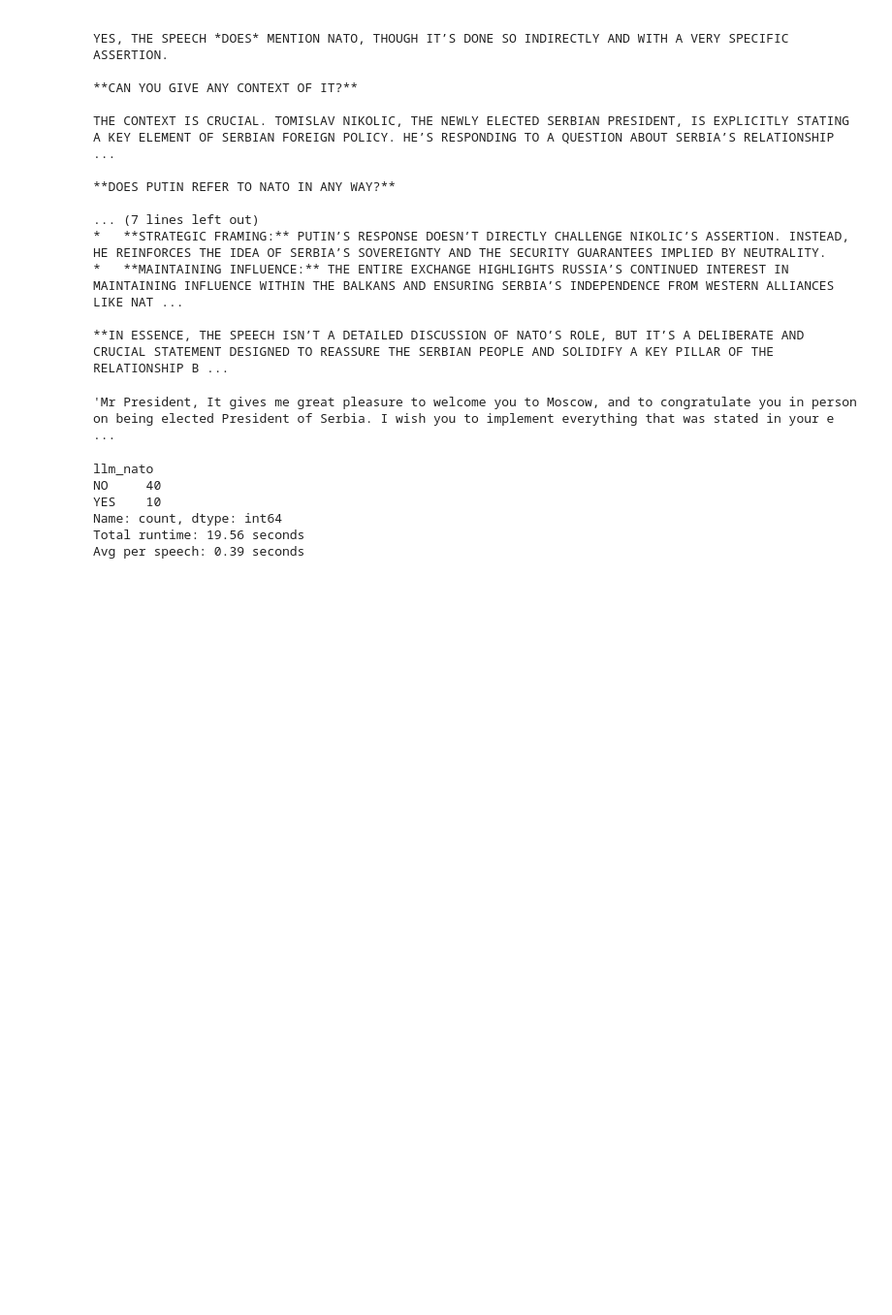
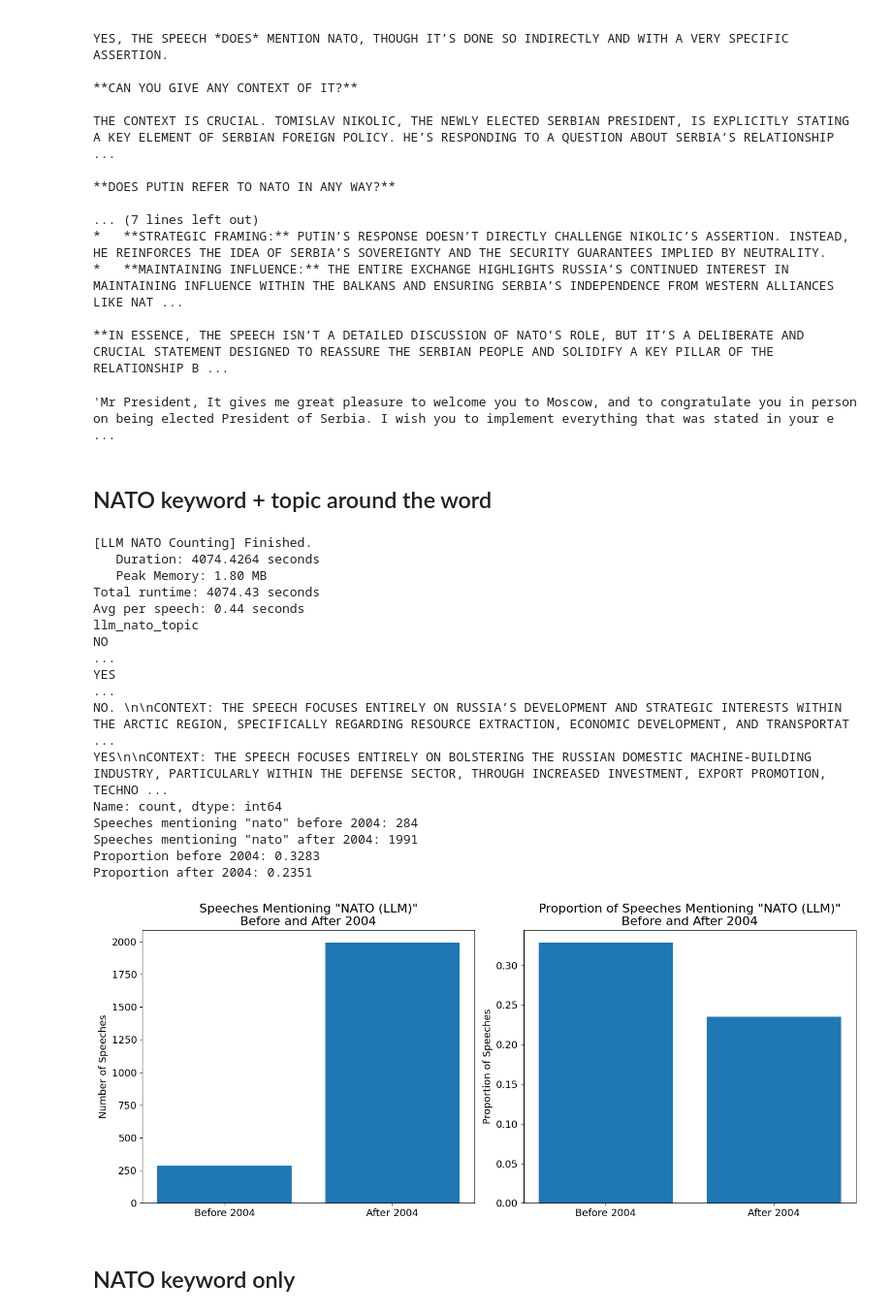
Before and after one commit to szuvarska/PutinsTalksAnalysis, a Jupyter notebook: notebooks/04a_counting.ipynb, the cells around one changed output. Shown at 97% size. Drawn from its saved outputs; the diff is of its cells as text; code cells hidden in the pictures; blank space fills up the shorter version.

Commit message:
conduct llm couting experiments, save results to csv

```diff
--- a/notebooks/04a_counting.ipynb
+++ b/notebooks/04a_counting.ipynb
@@ -28,12 +38,15 @@ def count_keyword_in_speeches(df, keyword, exact_match=False):
         )
     return df[mask].copy()
 
-def plot_keyword_before_after(df, keyword, split_year, title_keyword=None):
+def plot_keyword_before_after(df, keyword, split_year, title_keyword=None, mask=None):
     """Plot keyword mentions before and after a specific year."""
     if title_keyword is None:
         title_keyword = keyword
 
-    df_keyword = count_keyword_in_speeches(df, keyword)
+    if mask is None:
+        df_keyword = count_keyword_in_speeches(df, keyword)
+    else:
+        df_keyword = df[mask]
 
     before = (df_keyword['year'] < split_year).sum()
     after = (df_keyword['year'] >= split_year).sum()
@@ -71,12 +84,15 @@ def plot_keyword_before_after(df, keyword, split_year, title_keyword=None):
 
     return df_keyword
 
-def plot_keyword_by_year(df, keyword, title_keyword=None):
+def plot_keyword_by_year(df, keyword, title_keyword=None, mask=None):
     """Plot keyword mentions over time."""
     if title_keyword is None:
         title_keyword = keyword
 
-    df_keyword = count_keyword_in_speeches(df, keyword)
+    if mask is None:
+        df_keyword = count_keyword_in_speeches(df, keyword)
+    else:
+        df_keyword = df[mask]
     keyword_by_year = df_keyword.groupby('year').size().sort_index()
 
     plt.figure(figsize=(12, 6))
@@ -91,8 +107,10 @@ def plot_keyword_by_year(df, keyword, title_keyword=None):
     plt.grid(True, alpha=0.3)
     plt.tight_layout()
     plt.show()
-
-    return keyword_by_year
+    if mask is None:
+        return keyword_by_year
+    else:
+        return
 # %%
 # Data for NATO 2004 only
 df_all = pd.read_json('data/putin_complete.json')
@@ -303,3 +292,5 @@ THE CONTEXT IS CRUCIAL. TOMISLAV NIKOLIC, THE NEWLY ELECTED SERBIAN PRESIDENT, I
 nato_mention
 # %% [output]
 'Mr President, It gives me great pleasure to welcome you to Moscow, and to congratulate you in person on being elected President of Serbia. I wish you to implement everything that was stated in your e ...
+# %% [markdown]
+## NATO keyword + topic around the word
@@ -306,25 +322,47 @@ nato_mention
 # %%
-import time
-from tqdm.auto import tqdm
-tqdm.pandas()
+# Full dataset run
+# warmup the model
+sample_speech = df_talks_prepared.iloc[0]['transcript_filtered']
+llm_mentions_nato_local(sample_speech, model="gemma3")
 
-df_llm = df_talks_prepared.head(50).copy()
+with ResourceTracker(operation_name="LLM NATO Counting") as rt:
+    df_all["llm_nato_topic"] = df_all["transcript_filtered"].progress_apply(
+        lambda x: llm_mentions_nato_local(x)
+    )
 
-start_time = time.time()
+logger.log_operation(
+    name="LLM NATO Counting ALL",
+    duration=rt.duration,
+    memory_mb=rt.peak_memory_mb,
+    metrics={"speeches": len(df_all)}
+)
+print(f"Total runtime: {rt.duration:.2f} seconds")
+# per speech
+print(f"Avg per speech: {rt.duration/len(df_all):.2f} seconds")
+print(df_all["llm_nato_topic"].value_counts())
 
-df_llm["llm_nato"] = df_llm["transcript_filtered"].progress_apply(
-    lambda x: llm_mentions_nato_local(x)
-)
+# Count NATO LLM Count before and after 2004 same as with regex
 
-end_time = time.time()
+# Mask df_all with LLM NATO YES
+mask = (df_all["llm_nato_topic"] == "YES")
+plot_keyword_before_after(df_all, 'nato', split_year=2004, title_keyword='NATO (LLM)', mask=mask)
 
-print(df_llm["llm_nato"].value_counts())
-print(f"Total runtime: {end_time - start_time:.2f} seconds")
-print(f"Avg per speech: {(end_time - start_time)/len(df_llm):.2f} seconds")
+# save df_all with llm_nato column
+df_all.to_csv('data/putin_complete_with_llm_nato.csv', index=False)
 # %% [output]
-llm_nato
-NO     40
-YES    10
+[LLM NATO Counting] Finished.
+   Duration: 4074.4264 seconds
+   Peak Memory: 1.80 MB
+Total runtime: 4074.43 seconds
+Avg per speech: 0.44 seconds
+llm_nato_topic
+NO                                                                                                                                                                                                       ...
+YES                                                                                                                                                                                                      ...
+NO. \n\nCONTEXT: THE SPEECH FOCUSES ENTIRELY ON RUSSIA’S DEVELOPMENT AND STRATEGIC INTERESTS WITHIN THE ARCTIC REGION, SPECIFICALLY REGARDING RESOURCE EXTRACTION, ECONOMIC DEVELOPMENT, AND TRANSPORTAT ...
+YES\n\nCONTEXT: THE SPEECH FOCUSES ENTIRELY ON BOLSTERING THE RUSSIAN DOMESTIC MACHINE-BUILDING INDUSTRY, PARTICULARLY WITHIN THE DEFENSE SECTOR, THROUGH INCREASED INVESTMENT, EXPORT PROMOTION, TECHNO ...
 Name: count, dtype: int64
-Total runtime: 19.56 seconds
-Avg per speech: 0.39 seconds
+Speeches mentioning "nato" before 2004: 284
+Speeches mentioning "nato" after 2004: 1991
+Proportion before 2004: 0.3283
+Proportion after 2004: 0.2351
+[figure, added]
@@ -333,0 +369,2 @@ print(f"NATO-related speeches (LLM): {nato_llm_count} / {len(df_llm)}")
+# %% [markdown]
+## NATO keyword only
```
Also changed, not shown: parts of 20 cells of this notebook, 4 other files.
